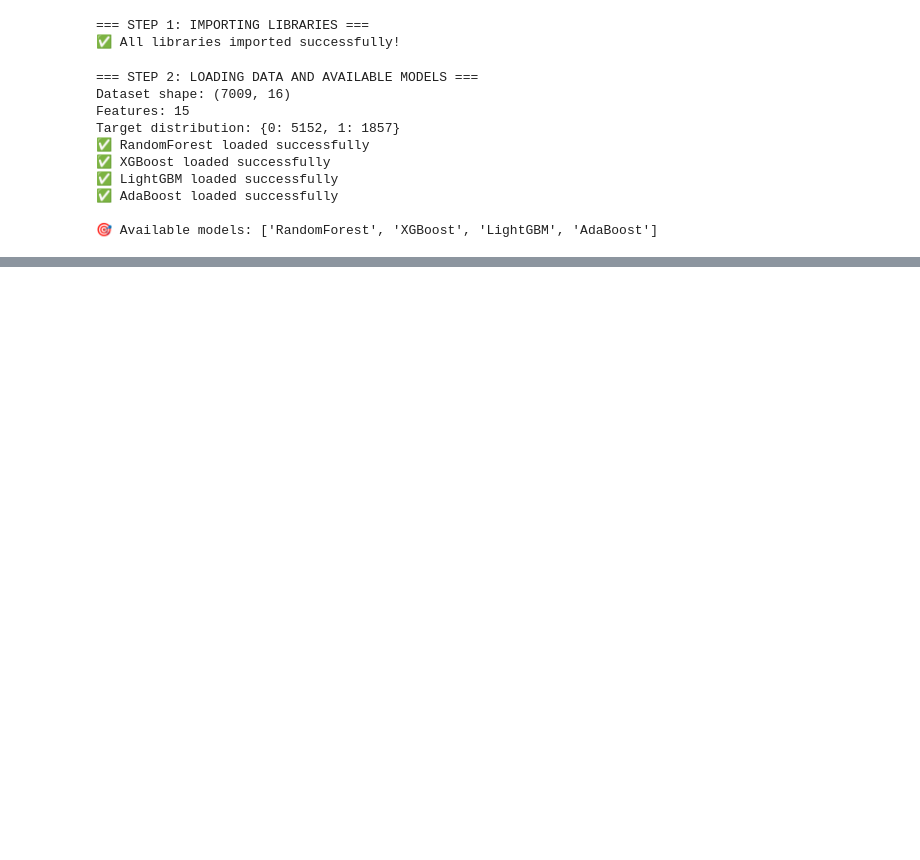
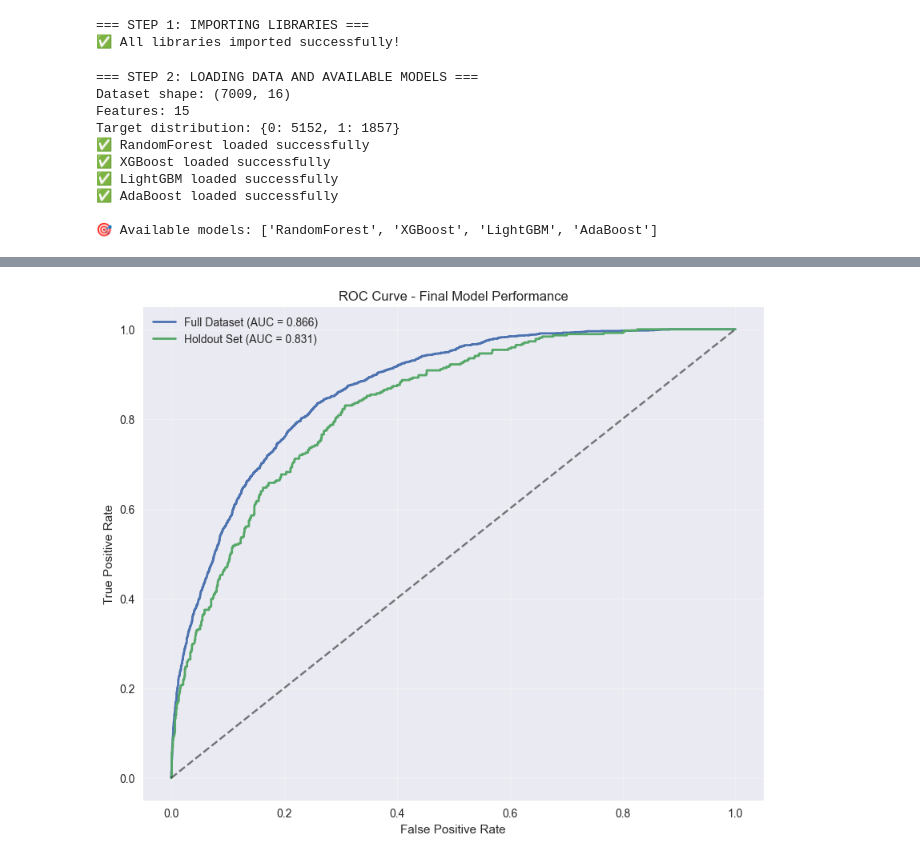
Before and after one commit to arosharandew/Machine-learning, a Jupyter notebook: notebooks/07_final_model.ipynb, the cells around one changed output, grey strips where cells are left out. Drawn from its saved outputs; the diff is of its cells as text; code cells hidden in the pictures; blank space fills up the shorter version.

```diff
--- a/notebooks/07_final_model.ipynb
+++ b/notebooks/07_final_model.ipynb
@@ -160,0 +391,73 @@ Evaluating AdaBoost...
+# %%
+# Step 7: Final Evaluation with Holdout Set (CORRECTED)
+print("=== STEP 7: FINAL EVALUATION WITH HOLDOUT SET ===")
+
+from sklearn.metrics import auc  # Add this import
+
+# Create a holdout set for final unbiased evaluation
+X_train, X_holdout, y_train, y_holdout = train_test_split(
+    X, y, test_size=0.2, random_state=42, stratify=y
+)
+
+print(f"Holdout set: {X_holdout.shape[0]} samples")
+
+# Retrain on training set only for holdout evaluation
+final_model_holdout = final_model
+final_model_holdout.fit(X_train, y_train)
+
+# Evaluate on holdout set
+if hasattr(final_model_holdout, 'predict_proba'):
+    y_holdout_proba = final_model_holdout.predict_proba(X_holdout)[:, 1]
+else:
+    y_holdout_proba = final_model_holdout.predict(X_holdout)
+
+y_holdout_pred = final_model_holdout.predict(X_holdout)
+
+# Calculate holdout metrics
+holdout_accuracy = accuracy_score(y_holdout, y_holdout_pred)
+holdout_precision = precision_score(y_holdout, y_holdout_pred)
+holdout_recall = recall_score(y_holdout, y_holdout_pred)
+holdout_f1 = f1_score(y_holdout, y_holdout_pred)
+holdout_auc = roc_auc_score(y_holdout, y_holdout_proba)
+
+print(f"\n📊 HOLDOUT SET PERFORMANCE:")
+print(f"  Accuracy:  {holdout_accuracy:.4f}")
+print(f"  Precision: {holdout_precision:.4f}")
+print(f"  Recall:    {holdout_recall:.4f}")
+print(f"  F1-Score:  {holdout_f1:.4f}")
+print(f"  AUC-ROC:   {holdout_auc:.4f}")
+
+# Create performance comparison
+performance_comparison = pd.DataFrame({
+    'Dataset': ['Full Dataset', 'Holdout Set'],
+    'Accuracy': [final_accuracy, holdout_accuracy],
+    'Precision': [final_precision, holdout_precision],
+    'Recall': [final_recall, holdout_recall],
+    'F1-Score': [final_f1, holdout_f1],
+    'AUC-ROC': [final_auc, holdout_auc]
+})
+
+print(f"\n📈 PERFORMANCE COMPARISON:")
+print(performance_comparison.round(4))
+
+# Plot ROC curves for both datasets
+plt.figure(figsize=(10, 8))
+
+# Full dataset ROC
+fpr_full, tpr_full, _ = roc_curve(y, y_pred_proba)
+roc_auc_full = auc(fpr_full, tpr_full)
+
+# Holdout ROC
+fpr_holdout, tpr_holdout, _ = roc_curve(y_holdout, y_holdout_proba)
+roc_auc_holdout = auc(fpr_holdout, tpr_holdout)
+
+plt.plot(fpr_full, tpr_full, label=f'Full Dataset (AUC = {roc_auc_full:.3f})', linewidth=2)
+plt.plot(fpr_holdout, tpr_holdout, label=f'Holdout Set (AUC = {roc_auc_holdout:.3f})', linewidth=2)
+plt.plot([0, 1], [0, 1], 'k--', alpha=0.5)
+plt.xlabel('False Positive Rate')
+plt.ylabel('True Positive Rate')
+plt.title('ROC Curve - Final Model Performance')
+plt.legend()
+plt.grid(True, alpha=0.3)
+plt.show()
+# %% [output]
@@ -160,0 +478 @@ Evaluating AdaBoost...
+[figure, added]
```
Also changed, not shown: parts of 10 cells of this notebook.
